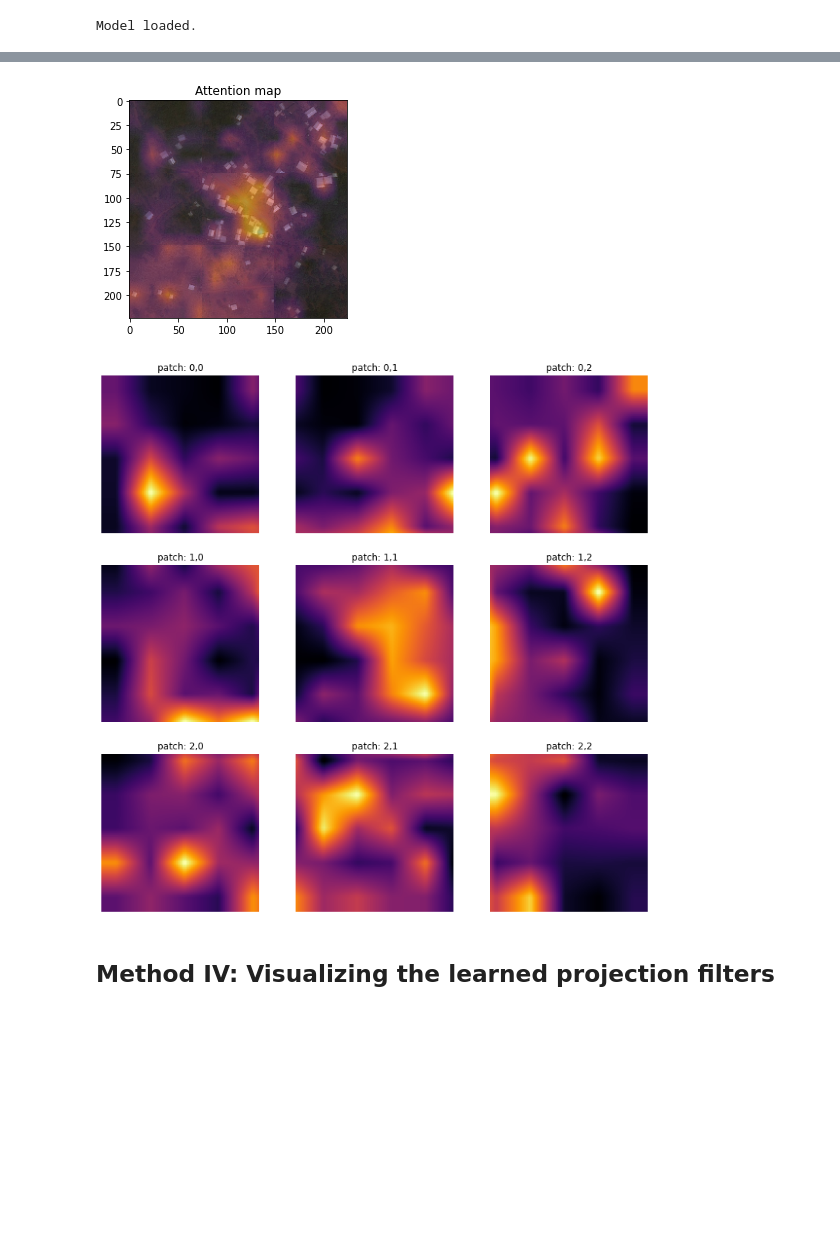
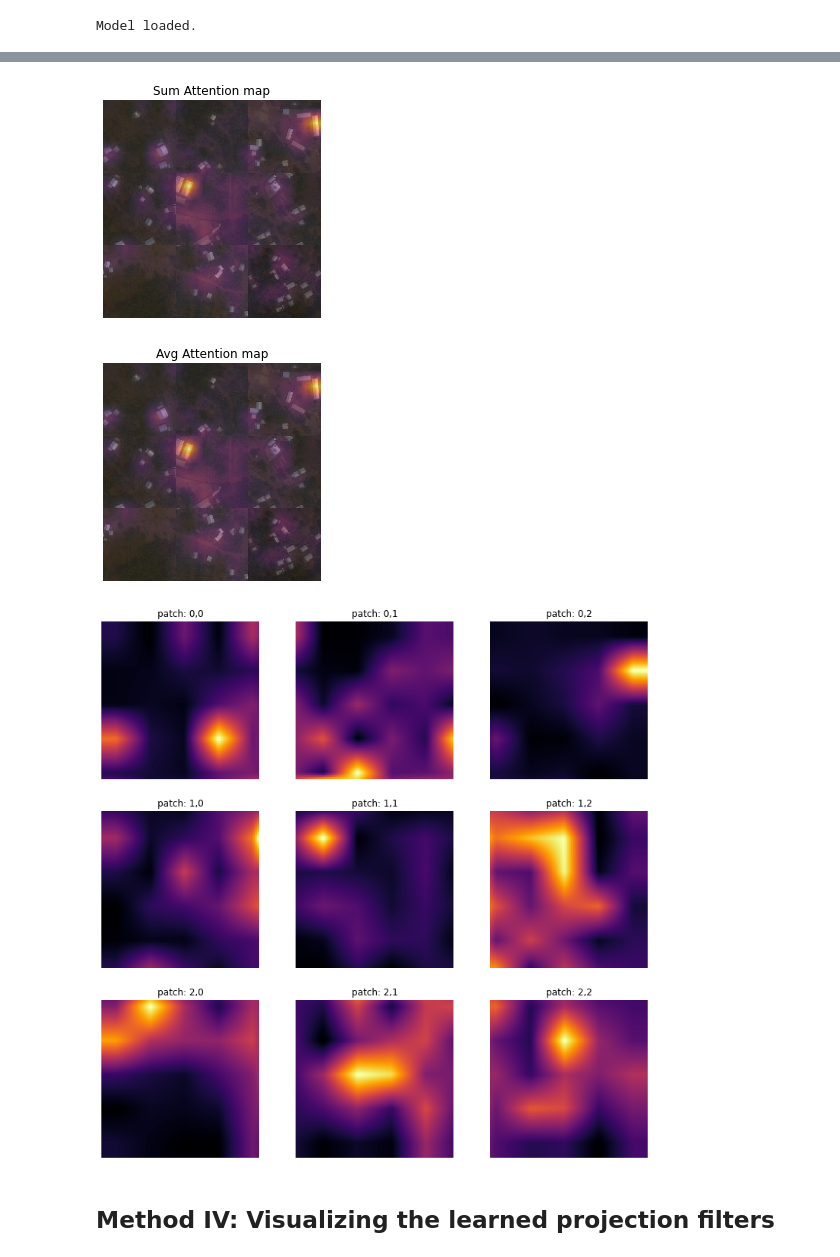
Before and after one commit to Wjppppp/building-detection, a Jupyter notebook: object_detection/workspace/weights/Vision_Transformer_representations.ipynb, the cells around one changed output, grey strips where cells are left out. Saved outputs shown, nothing was run; the diff lists cells and outputs as text; code cells hidden in the pictures; blank space fills up the shorter version.

```diff
--- a/object_detection/workspace/weights/Vision_Transformer_representations.ipynb
+++ b/object_detection/workspace/weights/Vision_Transformer_representations.ipynb
@@ -361,14 +361,26 @@ attentions = attention_heatmap(attention_score_dict, preprocessed_img_orig)
 fig, axes = plt.subplots(nrows=3, ncols=4, figsize=(13, 13))
 img_count = 0
 
+sum_attentions = tf.constant(np.zeros([RESOLUTION, RESOLUTION], dtype='float32'))
+
 for i in range(3):
     for j in range(4):
         if img_count < len(attentions):
             axes[i, j].imshow(preprocessed_img_orig[0])
             print(attentions[..., img_count])
             axes[i, j].imshow(attentions[..., img_count], cmap="inferno", alpha=0.6)
+            print(attentions[..., img_count])
+            sum_attentions = tf.add(sum_attentions, attentions[..., img_count])
             axes[i, j].title.set_text(f"Attention head: {img_count}")
             axes[i, j].axis("off")
             img_count += 1
+
+for i in range(12):
+    plt.figure()
+    plt.imshow(preprocessed_img_orig[0])
+    plt.imshow(attentions[..., i], cmap="inferno", alpha=0.5)
+    plt.title(f"Attention head: {i}")
+    plt.axis("off")
+    plt.savefig(f"Attention_head_{i}.png")
 # %% [output]
 tf.Tensor(
@@ -392,15 +416,27 @@ tf.Tensor(
 # %%
 
 # print(preprocessed_img_orig)
-print(attentions[..., 11])
+# print(attentions)
+avg_attention = sum_attentions/12
+print("sum", sum_attentions)
 
-print(np.shape(preprocessed_img_orig))
+plt.figure()
+# print(np.shape(preprocessed_img_orig))
 plt.imshow(preprocessed_img_orig[0])
-plt.imshow(attentions[..., 11], cmap="inferno", alpha=0.5)
-plt.title("Attention map")
+plt.imshow(sum_attentions, cmap="inferno", alpha=0.5)
+plt.title("Sum Attention map")
+plt.axis("off")
 
-attention_map = attentions[..., 11].numpy()
-print(attention_map)
+plt.figure()
+# print(np.shape(preprocessed_img_orig))
+plt.imshow(preprocessed_img_orig[0])
+plt.imshow(avg_attention, cmap="inferno", alpha=0.5)
+plt.title("Avg Attention map")
+plt.axis("off")
+plt.savefig("attention_map.png")
+
+attention_map = avg_attention.numpy()
+print("attention map",attention_map)
 attention_patches = []
 attention_weights = []
 
@@ -458,5 +494,6 @@ patch 2 2 (74, 74)
-[figure, old version]
+[figure, new version]
-[figure, old version]
+[figure, new version]
+[figure, added]
 # %% [markdown]
 ## Method IV: Visualizing the learned projection filters
 # %%
```
Also changed, not shown: parts of 7 cells of this notebook, 19 other files.
